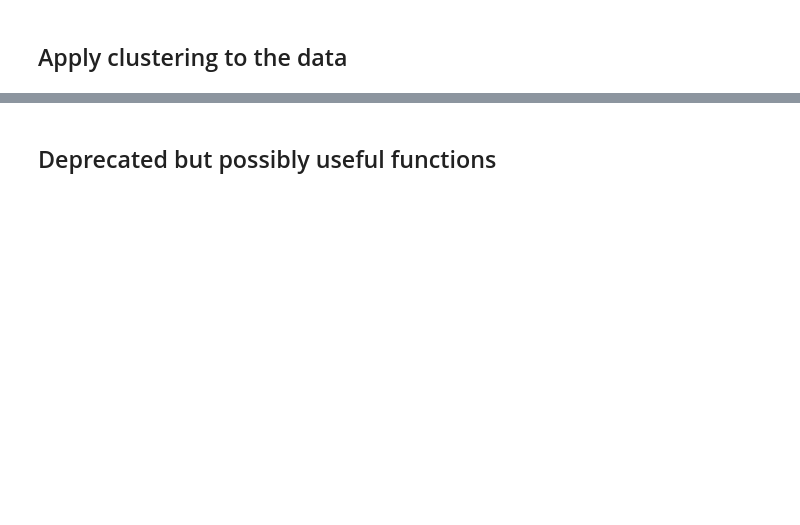
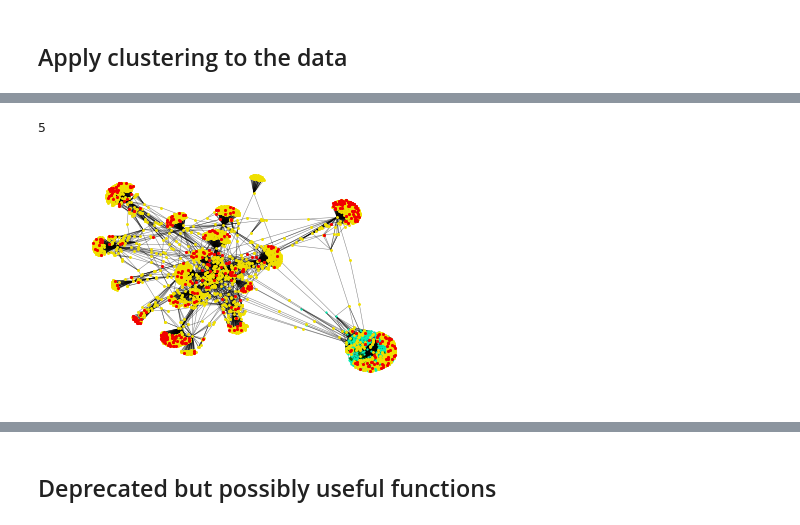
Before and after one commit to lapsya/100daysofcode, a Jupyter notebook: graph_clustering/vk_graph.ipynb, the cells around one changed output, grey strips where cells are left out. Drawn from its saved outputs; the diff is of its cells as text; code cells hidden in the pictures; blank space fills up the shorter version.

```diff
--- a/graph_clustering/vk_graph.ipynb
+++ b/graph_clustering/vk_graph.ipynb
@@ -548 +588,10 @@ spectral_clustering.n_clusters
+# %%
+dbscan_labels_nodes = labels_nodes(dbscan_clustering, dataset.index)
+len(dbscan_labels_nodes)
+# %% [output]
+5
+# %%
+draw_graph_waves(graph_piece, pos_spring, 'graph_dbscan_spring', dbscan_labels_nodes)
+# %% [output]
+[figure, added]
 # %%
```
Also changed, not shown: parts of 29 cells of this notebook, 1 other file.
